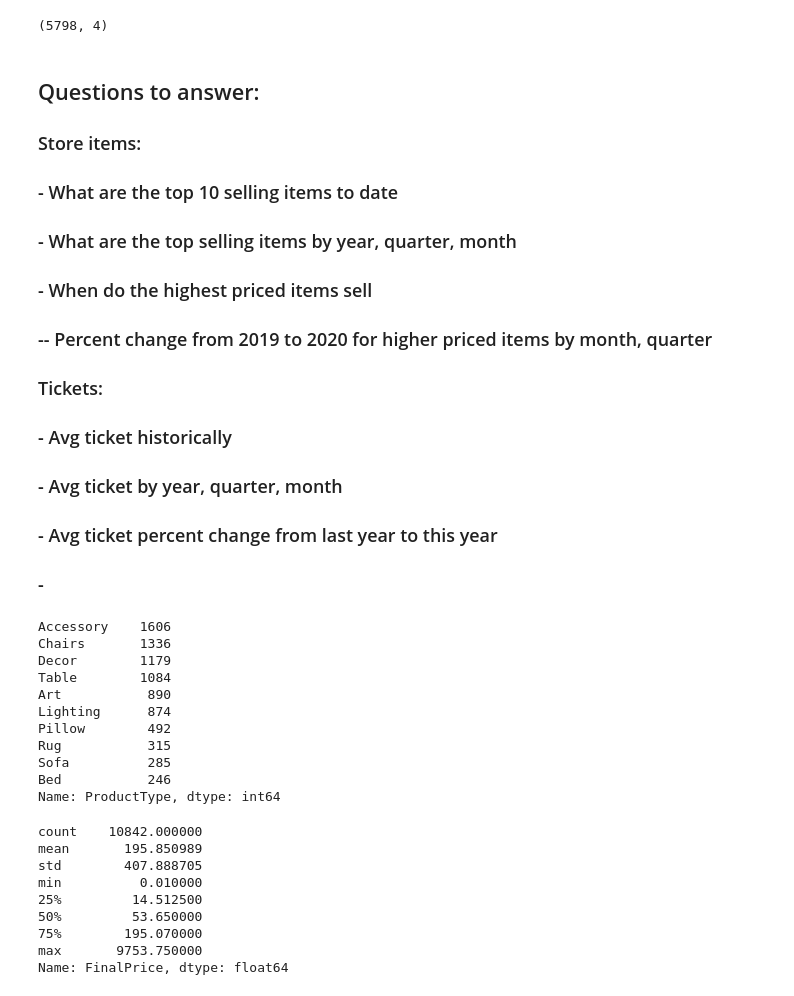
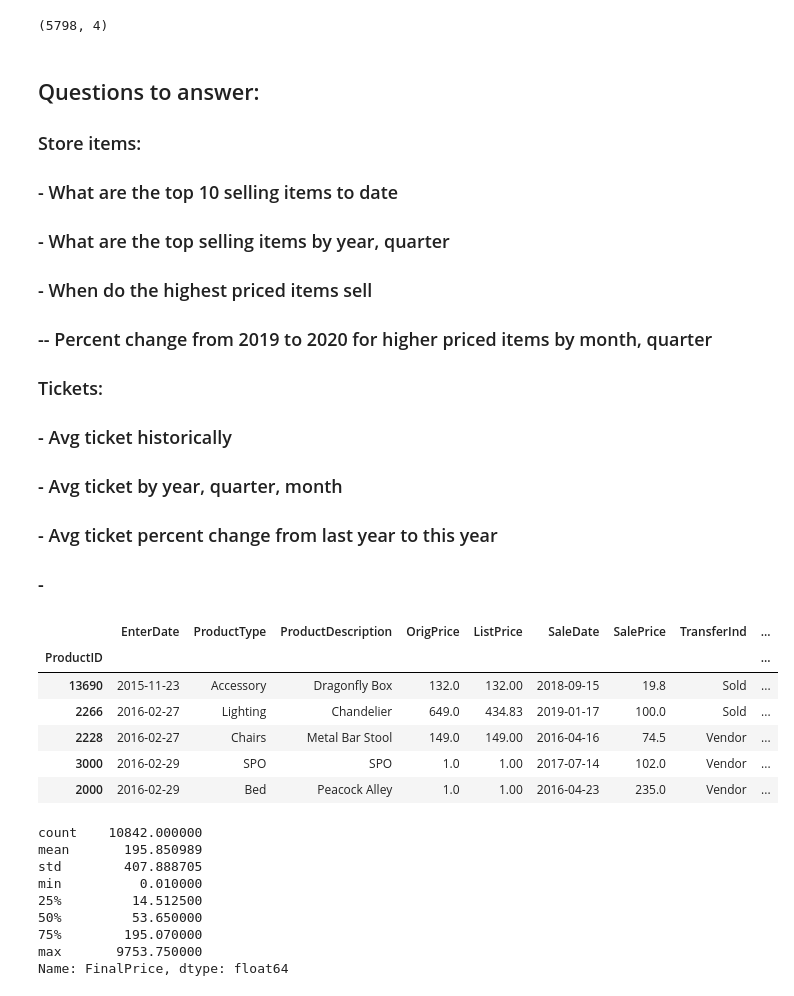
Before and after one commit to zachcornelison/K-N-Sales-Analytics, a Jupyter notebook: KN-Analytics-Merchandise.ipynb, the cells around one changed output. Cells and saved outputs as stored; diff of their text form; code cells hidden in the pictures.

```diff
--- a/KN-Analytics-Merchandise.ipynb
+++ b/KN-Analytics-Merchandise.ipynb
@@ -922,7 +938,7 @@ tickets.shape
 ## Questions to answer:
 ### Store items:
 ### - What are the top 10 selling items to date
-### - What are the top selling items by year, quarter, month
+### - What are the top selling items by year, quarter
 ### - When do the highest priced items sell
 ### -- Percent change from 2019 to 2020 for higher priced items by month, quarter
 ### Tickets:
@@ -930,21 +946,16 @@ tickets.shape
 ### - Avg ticket by year, quarter, month
 ### - Avg ticket percent change from last year to this year
 ### -
-# %%
-# View top 10 selling items
-store_items.ProductType.value_counts().head(10)
-# %% [output]
-Accessory    1606
-Chairs       1336
-Decor        1179
-Table        1084
-Art           890
-Lighting      874
-Pillow        492
-Rug           315
-Sofa          285
-Bed           246
-Name: ProductType, dtype: int64
+# %%
+store_items.head()
+# %% [output]
+|  | EnterDate | ProductType | ProductDescription | OrigPrice | ListPrice | SaleDate | SalePrice | TransferInd | ... |
+| ProductID |  |  |  |  |  |  |  |  | ... |
+| 13690 | 2015-11-23 | Accessory | Dragonfly Box | 132.0 | 132.00 | 2018-09-15 | 19.8 | Sold | ... |
+| 2266 | 2016-02-27 | Lighting | Chandelier | 649.0 | 434.83 | 2019-01-17 | 100.0 | Sold | ... |
+| 2228 | 2016-02-27 | Chairs | Metal Bar Stool | 149.0 | 149.00 | 2016-04-16 | 74.5 | Vendor | ... |
+| 3000 | 2016-02-29 | SPO | SPO | 1.0 | 1.00 | 2017-07-14 | 102.0 | Vendor | ... |
+| 2000 | 2016-02-29 | Bed | Peacock Alley | 1.0 | 1.00 | 2016-04-23 | 235.0 | Vendor | ... |
 # %%
 # Statistical summary of item prices
 store_items.FinalPrice.describe()
```
Also changed, not shown: parts of 29 cells of this notebook.
